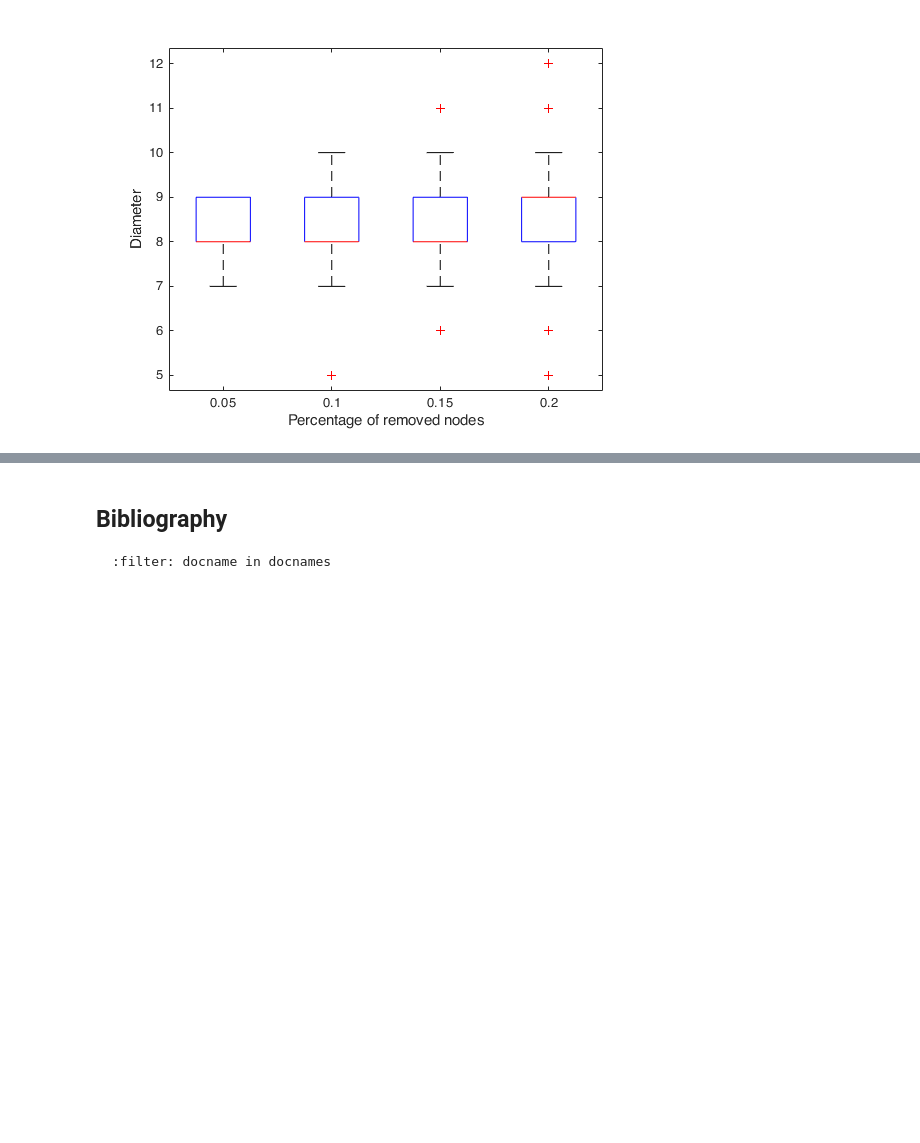
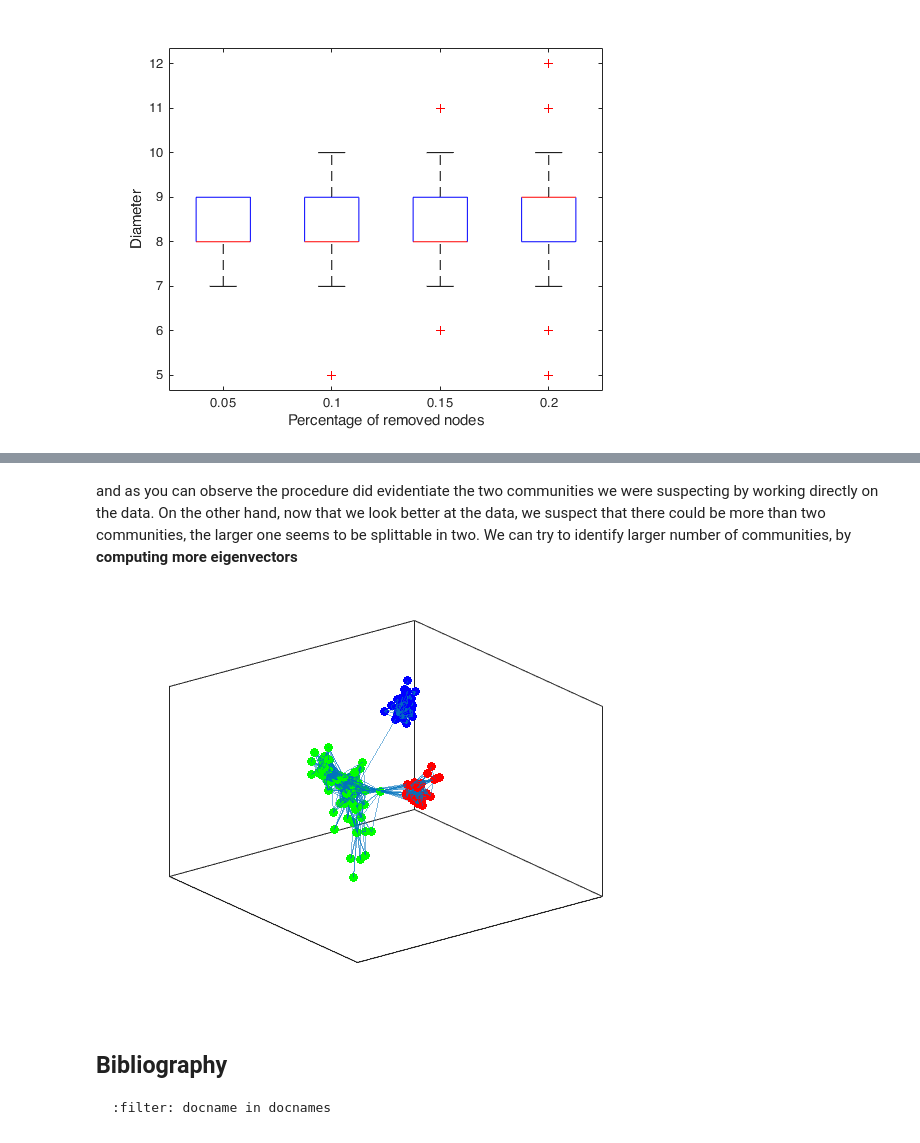
Before and after one commit to Cirdans-Home/recipesforenvsciences2023, a Jupyter notebook: _sources/graphsandnetworks.ipynb, the cells around one changed output, grey strips where cells are left out. Drawn from its saved outputs; the diff is of its cells as text; code cells hidden in the pictures; blank space fills up the shorter version.

```diff
--- a/_sources/graphsandnetworks.ipynb
+++ b/_sources/graphsandnetworks.ipynb
@@ -220,0 +261,2 @@ xticklabels(percentage_of_removed);
+# %%
+L = laplacian(G);
@@ -221,3 +289,21 @@ xticklabels(percentage_of_removed);
+# %% [markdown]
+and as you can observe the procedure did evidentiate the two communities we
+were suspecting by working directly on the data. On the other hand, now that
+we look better at the data, we suspect that there could be more than two
+communities, the larger one seems to be splittable in two. We can try to
+identify larger number of communities, by **computing more eigenvectors**
+# %%
+[v,l] = eigs(L,3,'smallestabs');
+idx = kmeans(v(:,2:3),3);
+ind1 = find(idx == 1);
+ind2 = find(idx == 2);
+ind3 = find(idx == 3);
+h = plot(G,'Layout',"force3");
+highlight(h,ind1,"NodeColor",'red',"MarkerSize",6)
+highlight(h,ind2,"NodeColor",'blue',"MarkerSize",6)
+highlight(h,ind3,"NodeColor",'green',"MarkerSize",6)
+# %% [output]
+[figure, added]
 # %% [markdown]
 ## Bibliography
 
```
Also changed, not shown: parts of 13 cells of this notebook, 13 other files.
